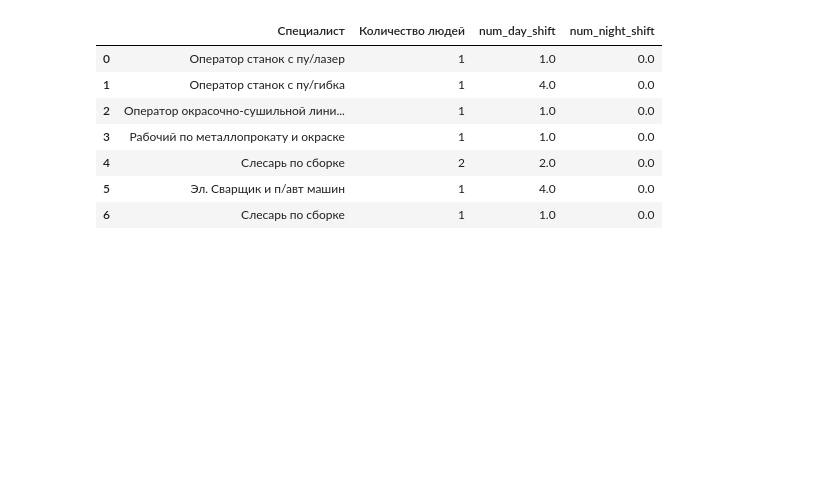
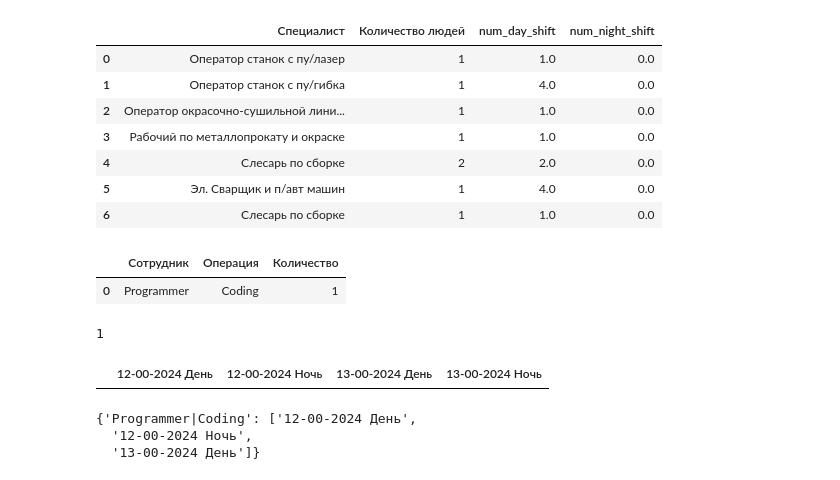
Before and after one commit to DmiMakarov/ResourceDistribution, a Jupyter notebook: notebooks/shift_distrib.ipynb, the cells around one changed output. Saved outputs shown, nothing was run; the diff lists cells and outputs as text; code cells hidden in the pictures; blank space fills up the shorter version.

```diff
--- a/notebooks/shift_distrib.ipynb
+++ b/notebooks/shift_distrib.ipynb
@@ -142,0 +146,29 @@ prepared_staff
+# %%
+operations_params: dict[str, list] = {"Сотрудник": ["Programmer"],
+                                      "Операция": ["Coding"],
+                                      "Количество": [1]}
+
+operations_dates: dict[str, list[tuple[datetime.date, bool]]] = {"Programmer|Coding":
+[(datetime.date(2024,12,12), False), (datetime.date(2024,12,12), True), (datetime.date(2024,12,13), False)]}
+
+min_date = datetime.date(2024,12,12)
+max_date = datetime.date(2024,12,13)
+# %%
+staff_table = pd.DataFrame(operations_params)
+staff_table
+# %% [output]
+|  | Сотрудник | Операция | Количество |
+| 0 | Programmer | Coding | 1 |
+# %%
+(max_date - min_date).days
+# %% [output]
+1
+# %%
+base_range = [(min_date + datetime.timedelta(days=i)).strftime("%d-%M-%Y") for i in range((max_date - min_date).days + 1)]
+columns: list = [[date + " День", date + " Ночь"] \
+                      for date in base_range]
+columns = [item for row in columns for item in row]
+dates = pd.DataFrame(columns=columns)
+dates
+# %% [output]
+|  | 12-00-2024 День | 12-00-2024 Ночь | 13-00-2024 День | 13-00-2024 Ночь |
@@ -142,0 +177,16 @@ prepared_staff
+# %%
+new_op_dates = {}
+
+for val, dates in operations_dates.items():
+    tmp = []
+    for date, is_night in dates:
+        if is_night:
+            tmp.append(date.strftime("%d-%M-%Y") + " Ночь")
+        else:
+            tmp.append(date.strftime("%d-%M-%Y") + " День")
+    new_op_dates[val] = tmp
+new_op_dates
+# %% [output]
+{'Programmer|Coding': ['12-00-2024 День',
+  '12-00-2024 Ночь',
+  '13-00-2024 День']}
```
Also changed, not shown: parts of 6 cells of this notebook, 4 other files.
